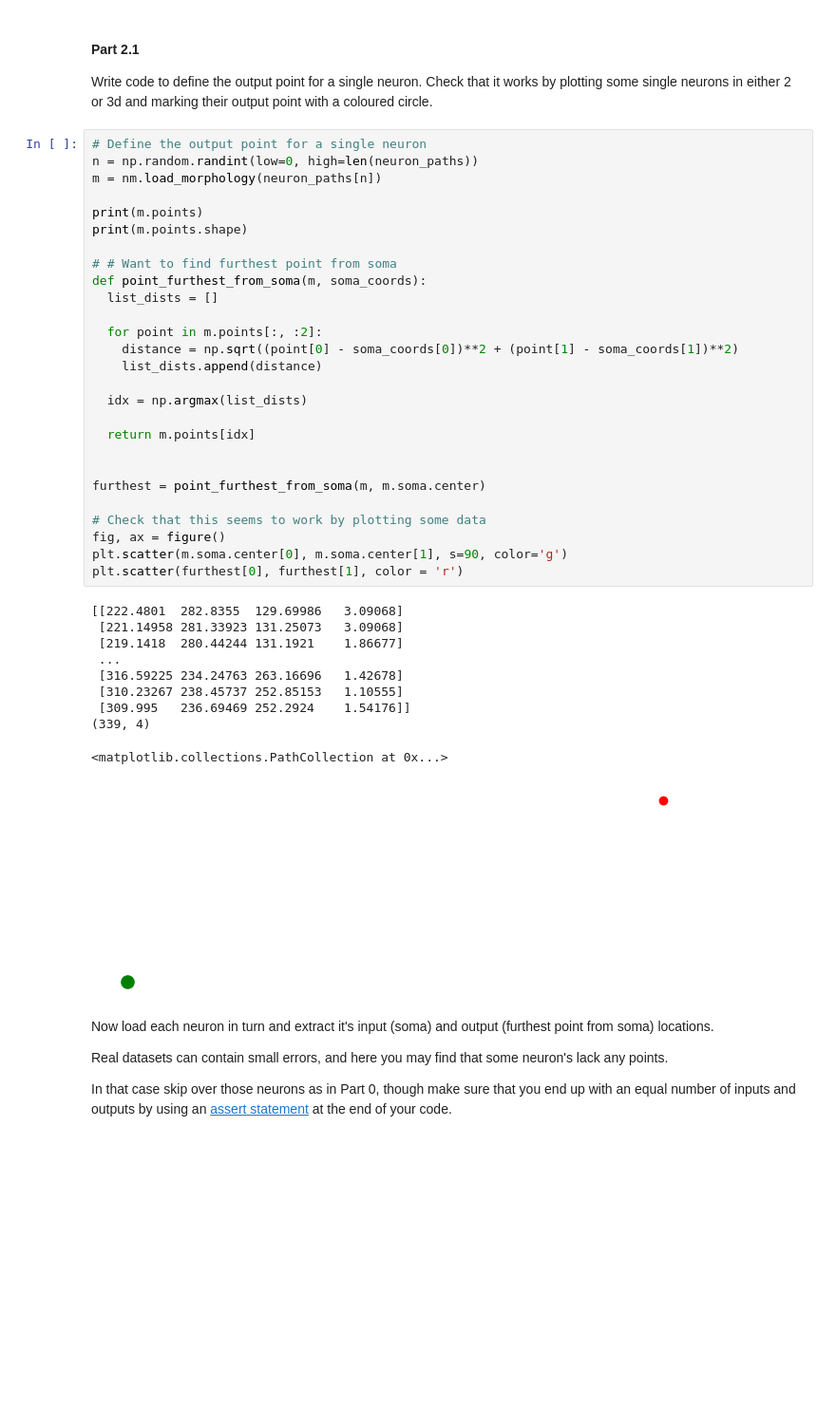
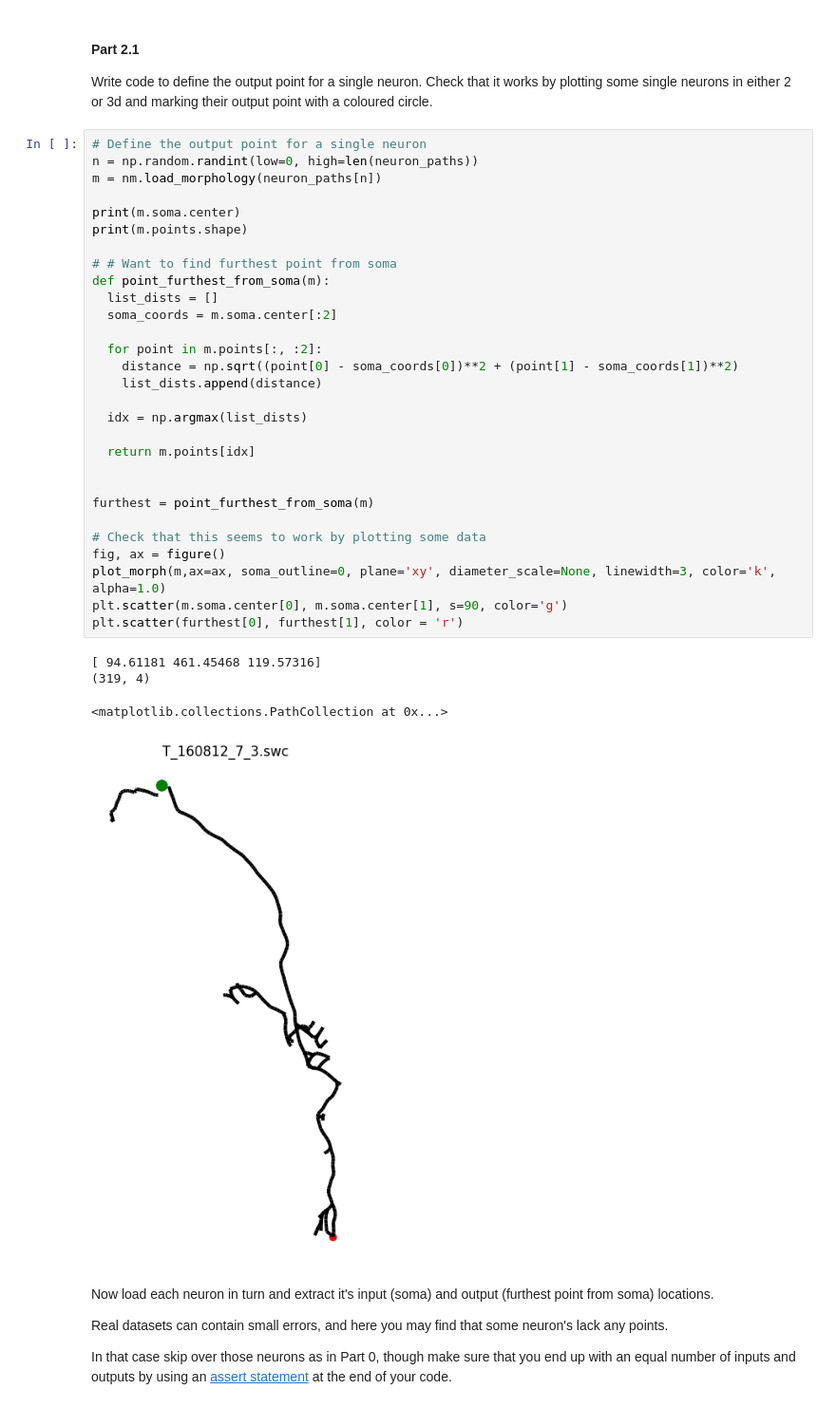
Before and after one commit to AlexBristol76/Neuro4ML-CW, a Jupyter notebook: w3_exercise.ipynb, the cells around one changed output. Shown at 95% size. Drawn from its saved outputs; the diff is of its cells as text; blank space fills up the shorter version.

```diff
--- a/w3_exercise.ipynb
+++ b/w3_exercise.ipynb
@@ -246,41 +246,37 @@ Write code to define the output point for a single neuron. Check that it works b
 # %%
 # Define the output point for a single neuron
 n = np.random.randint(low=0, high=len(neuron_paths))
 m = nm.load_morphology(neuron_paths[n])
 
-print(m.points)
+print(m.soma.center)
 print(m.points.shape)
 
 # # Want to find furthest point from soma
-def point_furthest_from_soma(m, soma_coords):
+def point_furthest_from_soma(m):
   list_dists = []
+  soma_coords = m.soma.center[:2]
 
   for point in m.points[:, :2]:
     distance = np.sqrt((point[0] - soma_coords[0])**2 + (point[1] - soma_coords[1])**2)
     list_dists.append(distance)
 
   idx = np.argmax(list_dists)
 
   return m.points[idx]
 
 
-furthest = point_furthest_from_soma(m, m.soma.center)
+furthest = point_furthest_from_soma(m)
 
 # Check that this seems to work by plotting some data
 fig, ax = figure()
+plot_morph(m,ax=ax, soma_outline=0, plane='xy', diameter_scale=None, linewidth=3, color='k', alpha=1.0)
 plt.scatter(m.soma.center[0], m.soma.center[1], s=90, color='g')
 plt.scatter(furthest[0], furthest[1], color = 'r')
 # %% [output]
-[[222.4801  282.8355  129.69986   3.09068]
- [221.14958 281.33923 131.25073   3.09068]
- [219.1418  280.44244 131.1921    1.86677]
- ...
- [316.59225 234.24763 263.16696   1.42678]
- [310.23267 238.45737 252.85153   1.10555]
- [309.995   236.69469 252.2924    1.54176]]
-(339, 4)
+[ 94.61181 461.45468 119.57316]
+(319, 4)
 <matplotlib.collections.PathCollection at 0x...>
-[figure, old version]
+[figure, new version]
 # %% [markdown]
 Now load each neuron in turn and extract it's input (soma) and output (furthest point from soma) locations.
 
```
Also changed, not shown: parts of 1 cell of this notebook.
